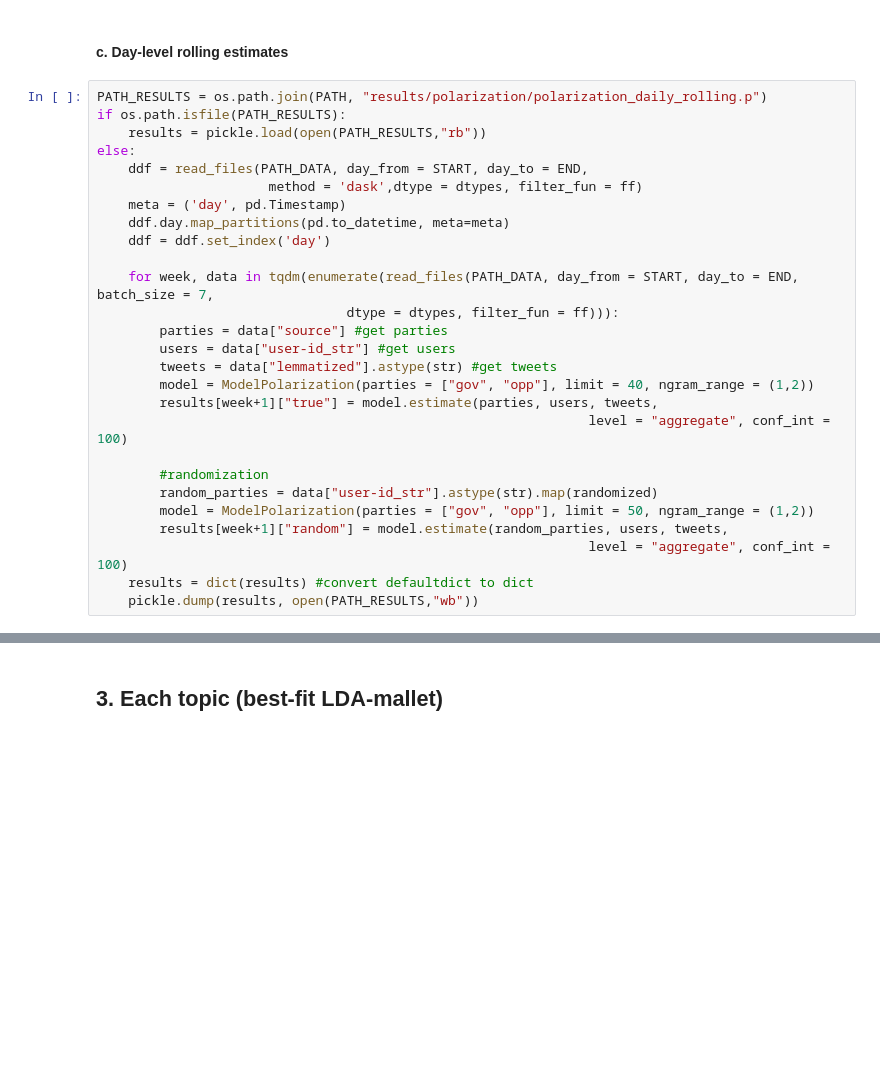
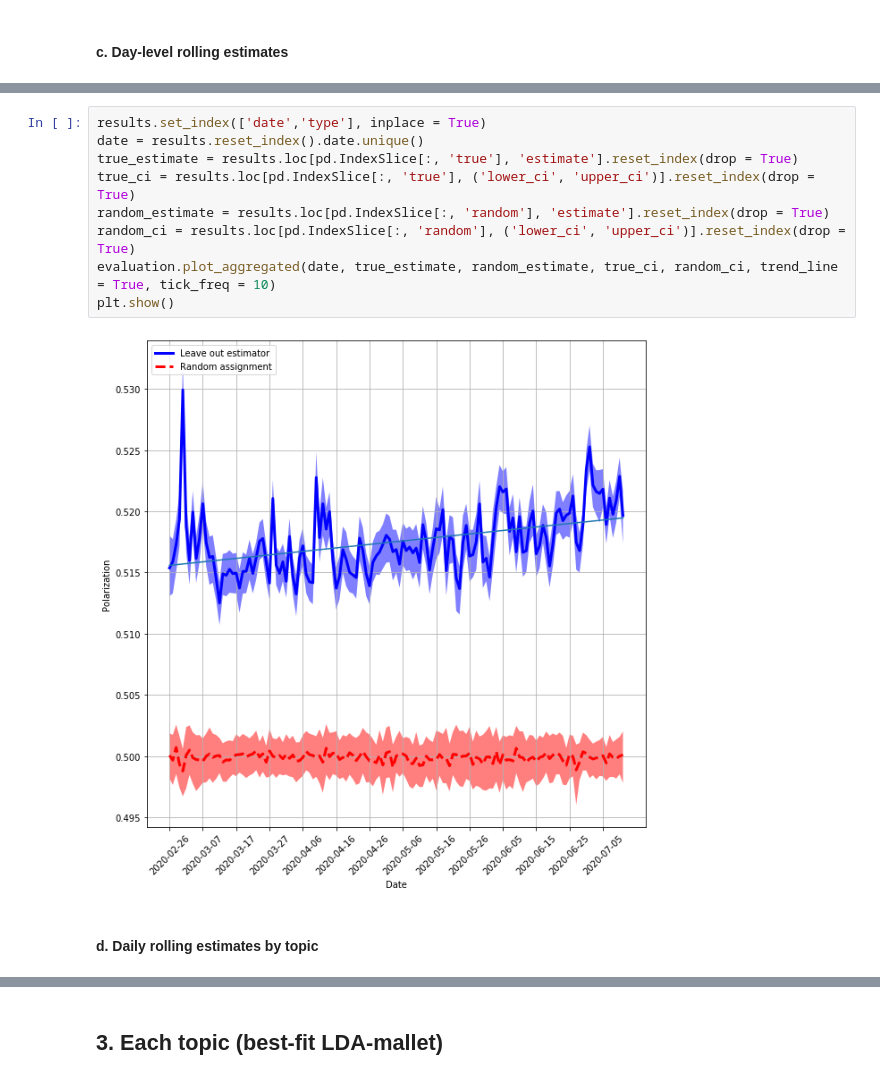
Before and after one commit to bodzioboo/twitter, a Jupyter notebook: notebooks/nlp/polarization.ipynb, the cells around one changed output, grey strips where cells are left out. Cells and saved outputs as stored; diff of their text form; blank space fills up the shorter version.

```diff
--- a/notebooks/nlp/polarization.ipynb
+++ b/notebooks/nlp/polarization.ipynb
@@ -159,29 +170,2 @@ evaluation.plot_aggregated(results, tick_freq = 1, trend_line = True)
 # %% [markdown]
 #### c. Day-level rolling estimates
-# %%
-PATH_RESULTS = os.path.join(PATH, "results/polarization/polarization_daily_rolling.p")
-if os.path.isfile(PATH_RESULTS):
-    results = pickle.load(open(PATH_RESULTS,"rb"))
-else:
-    ddf = read_files(PATH_DATA, day_from = START, day_to = END,
-                      method = 'dask',dtype = dtypes, filter_fun = ff)
-    meta = ('day', pd.Timestamp)
-    ddf.day.map_partitions(pd.to_datetime, meta=meta)
-    ddf = ddf.set_index('day')
-
-    for week, data in tqdm(enumerate(read_files(PATH_DATA, day_from = START, day_to = END, batch_size = 7,
-                                dtype = dtypes, filter_fun = ff))):
-        parties = data["source"] #get parties
-        users = data["user-id_str"] #get users
-        tweets = data["lemmatized"].astype(str) #get tweets
-        model = ModelPolarization(parties = ["gov", "opp"], limit = 40, ngram_range = (1,2))
-        results[week+1]["true"] = model.estimate(parties, users, tweets,
-                                                               level = "aggregate", conf_int = 100)
-
-        #randomization
-        random_parties = data["user-id_str"].astype(str).map(randomized)
-        model = ModelPolarization(parties = ["gov", "opp"], limit = 50, ngram_range = (1,2))
-        results[week+1]["random"] = model.estimate(random_parties, users, tweets,
-                                                               level = "aggregate", conf_int = 100)
-    results = dict(results) #convert defaultdict to dict
-    pickle.dump(results, open(PATH_RESULTS,"wb"))
@@ -187,0 +216,13 @@ else:
+# %%
+results.set_index(['date','type'], inplace = True)
+date = results.reset_index().date.unique()
+true_estimate = results.loc[pd.IndexSlice[:, 'true'], 'estimate'].reset_index(drop = True)
+true_ci = results.loc[pd.IndexSlice[:, 'true'], ('lower_ci', 'upper_ci')].reset_index(drop = True)
+random_estimate = results.loc[pd.IndexSlice[:, 'random'], 'estimate'].reset_index(drop = True)
+random_ci = results.loc[pd.IndexSlice[:, 'random'], ('lower_ci', 'upper_ci')].reset_index(drop = True)
+evaluation.plot_aggregated(date, true_estimate, random_estimate, true_ci, random_ci, trend_line = True, tick_freq = 10)
+plt.show()
+# %% [output]
+[figure, added]
+# %% [markdown]
+#### d. Daily rolling estimates by topic
```
Also changed, not shown: parts of 14 cells of this notebook, 8 other files.
